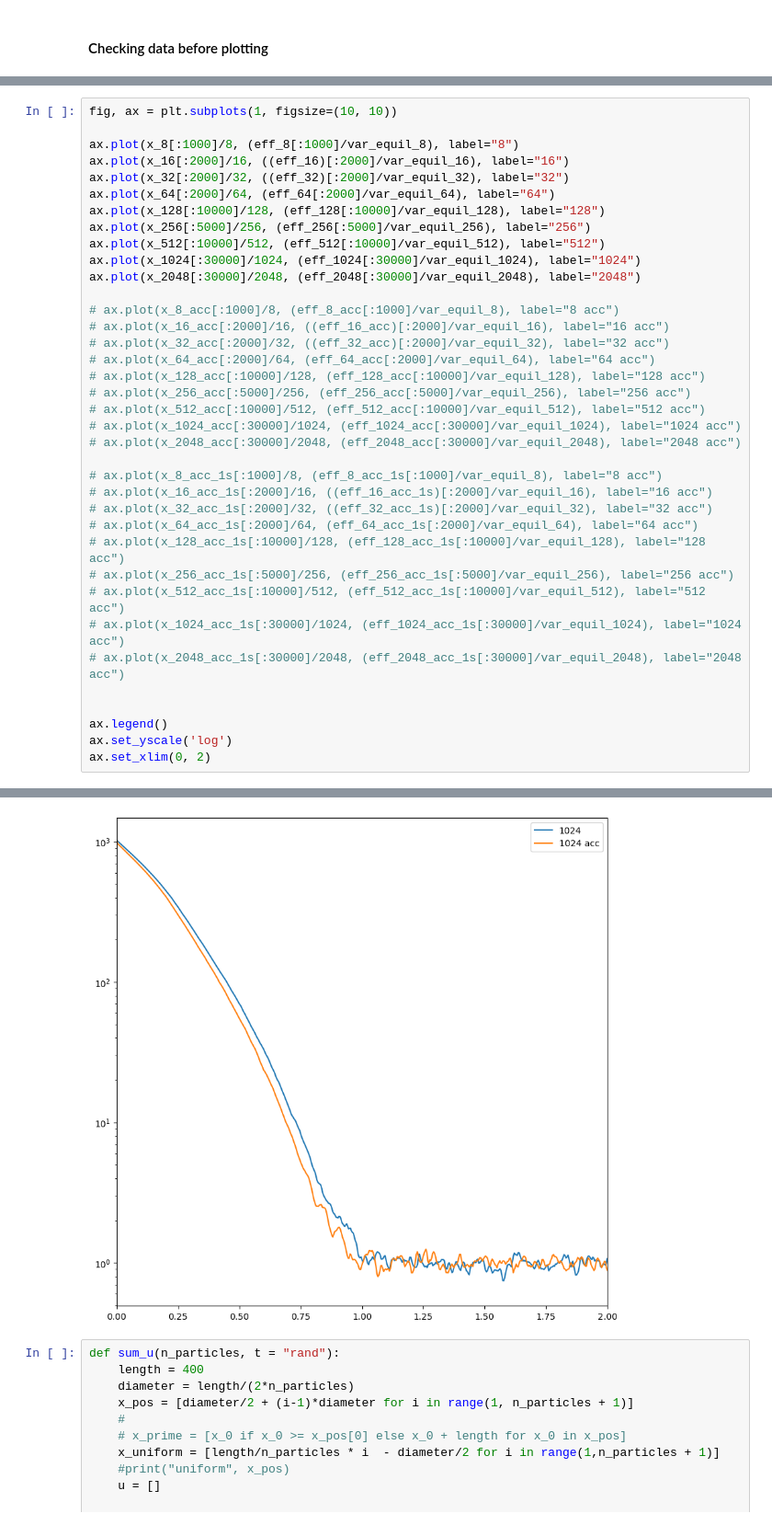
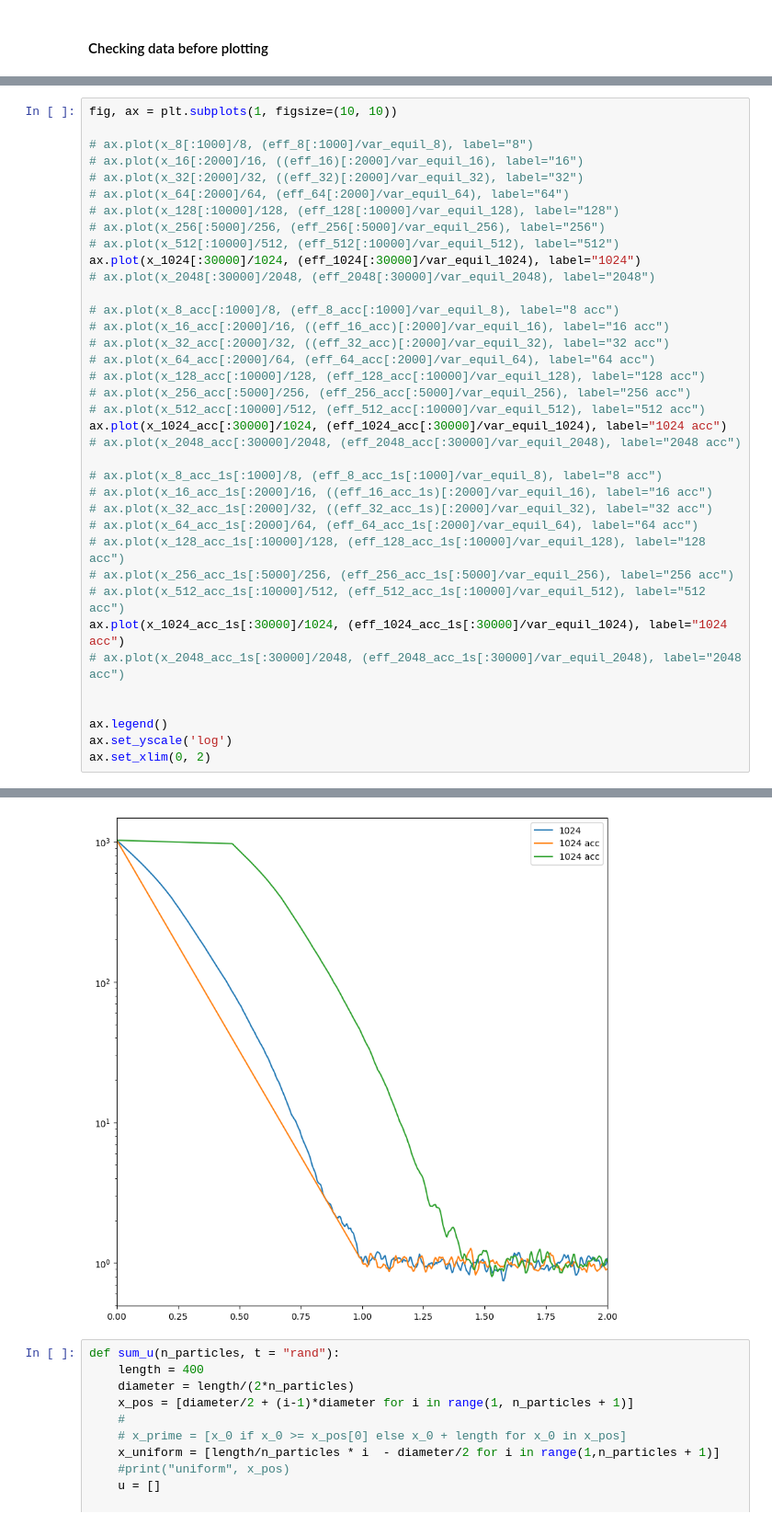
Before and after one commit to plumol/monte-carlo-simulations, a Jupyter notebook: post-analysis/mixing_times.ipynb, the cells around one changed output, grey strips where cells are left out. Shown at 92% size. Saved outputs shown, nothing was run; the diff lists cells and outputs as text.

```diff
--- a/post-analysis/mixing_times.ipynb
+++ b/post-analysis/mixing_times.ipynb
@@ -417,43 +538,43 @@ print(eff_32_events, eff_32_acc_events)
 # %%
 fig, ax = plt.subplots(1, figsize=(10, 10))
 
-ax.plot(x_8[:1000]/8, (eff_8[:1000]/var_equil_8), label="8")
-ax.plot(x_16[:2000]/16, ((eff_16)[:2000]/var_equil_16), label="16")
-ax.plot(x_32[:2000]/32, ((eff_32)[:2000]/var_equil_32), label="32")
-ax.plot(x_64[:2000]/64, (eff_64[:2000]/var_equil_64), label="64")
-ax.plot(x_128[:10000]/128, (eff_128[:10000]/var_equil_128), label="128")
-ax.plot(x_256[:5000]/256, (eff_256[:5000]/var_equil_256), label="256")
-ax.plot(x_512[:10000]/512, (eff_512[:10000]/var_equil_512), label="512")
+# ax.plot(x_8[:1000]/8, (eff_8[:1000]/var_equil_8), label="8")
+# ax.plot(x_16[:2000]/16, ((eff_16)[:2000]/var_equil_16), label="16")
+# ax.plot(x_32[:2000]/32, ((eff_32)[:2000]/var_equil_32), label="32")
+# ax.plot(x_64[:2000]/64, (eff_64[:2000]/var_equil_64), label="64")
+# ax.plot(x_128[:10000]/128, (eff_128[:10000]/var_equil_128), label="128")
+# ax.plot(x_256[:5000]/256, (eff_256[:5000]/var_equil_256), label="256")
+# ax.plot(x_512[:10000]/512, (eff_512[:10000]/var_equil_512), label="512")
 ax.plot(x_1024[:30000]/1024, (eff_1024[:30000]/var_equil_1024), label="1024")
-ax.plot(x_2048[:30000]/2048, (eff_2048[:30000]/var_equil_2048), label="2048")
+# ax.plot(x_2048[:30000]/2048, (eff_2048[:30000]/var_equil_2048), label="2048")
 
 # ax.plot(x_8_acc[:1000]/8, (eff_8_acc[:1000]/var_equil_8), label="8 acc")
 # ax.plot(x_16_acc[:2000]/16, ((eff_16_acc)[:2000]/var_equil_16), label="16 acc")
 # ax.plot(x_32_acc[:2000]/32, ((eff_32_acc)[:2000]/var_equil_32), label="32 acc")
 # ax.plot(x_64_acc[:2000]/64, (eff_64_acc[:2000]/var_equil_64), label="64 acc")
 # ax.plot(x_128_acc[:10000]/128, (eff_128_acc[:10000]/var_equil_128), label="128 acc")
 # ax.plot(x_256_acc[:5000]/256, (eff_256_acc[:5000]/var_equil_256), label="256 acc")
 # ax.plot(x_512_acc[:10000]/512, (eff_512_acc[:10000]/var_equil_512), label="512 acc")
-# ax.plot(x_1024_acc[:30000]/1024, (eff_1024_acc[:30000]/var_equil_1024), label="1024 acc")
+ax.plot(x_1024_acc[:30000]/1024, (eff_1024_acc[:30000]/var_equil_1024), label="1024 acc")
 # ax.plot(x_2048_acc[:30000]/2048, (eff_2048_acc[:30000]/var_equil_2048), label="2048 acc")
 
 # ax.plot(x_8_acc_1s[:1000]/8, (eff_8_acc_1s[:1000]/var_equil_8), label="8 acc")
 # ax.plot(x_16_acc_1s[:2000]/16, ((eff_16_acc_1s)[:2000]/var_equil_16), label="16 acc")
 # ax.plot(x_32_acc_1s[:2000]/32, ((eff_32_acc_1s)[:2000]/var_equil_32), label="32 acc")
 # ax.plot(x_64_acc_1s[:2000]/64, (eff_64_acc_1s[:2000]/var_equil_64), label="64 acc")
 # ax.plot(x_128_acc_1s[:10000]/128, (eff_128_acc_1s[:10000]/var_equil_128), label="128 acc")
 # ax.plot(x_256_acc_1s[:5000]/256, (eff_256_acc_1s[:5000]/var_equil_256), label="256 acc")
 # ax.plot(x_512_acc_1s[:10000]/512, (eff_512_acc_1s[:10000]/var_equil_512), label="512 acc")
-# ax.plot(x_1024_acc_1s[:30000]/1024, (eff_1024_acc_1s[:30000]/var_equil_1024), label="1024 acc")
+ax.plot(x_1024_acc_1s[:30000]/1024, (eff_1024_acc_1s[:30000]/var_equil_1024), label="1024 acc")
 # ax.plot(x_2048_acc_1s[:30000]/2048, (eff_2048_acc_1s[:30000]/var_equil_2048), label="2048 acc")
 
 
 ax.legend()
 ax.set_yscale('log')
 ax.set_xlim(0, 2)
 # %% [output]
 (0.0, 2.0)
-[figure, old version]
+[figure, new version]
 # %%
 def sum_u(n_particles, t = "rand"):
     length = 400
```
Also changed, not shown: parts of 4 cells of this notebook, 2 other files.
